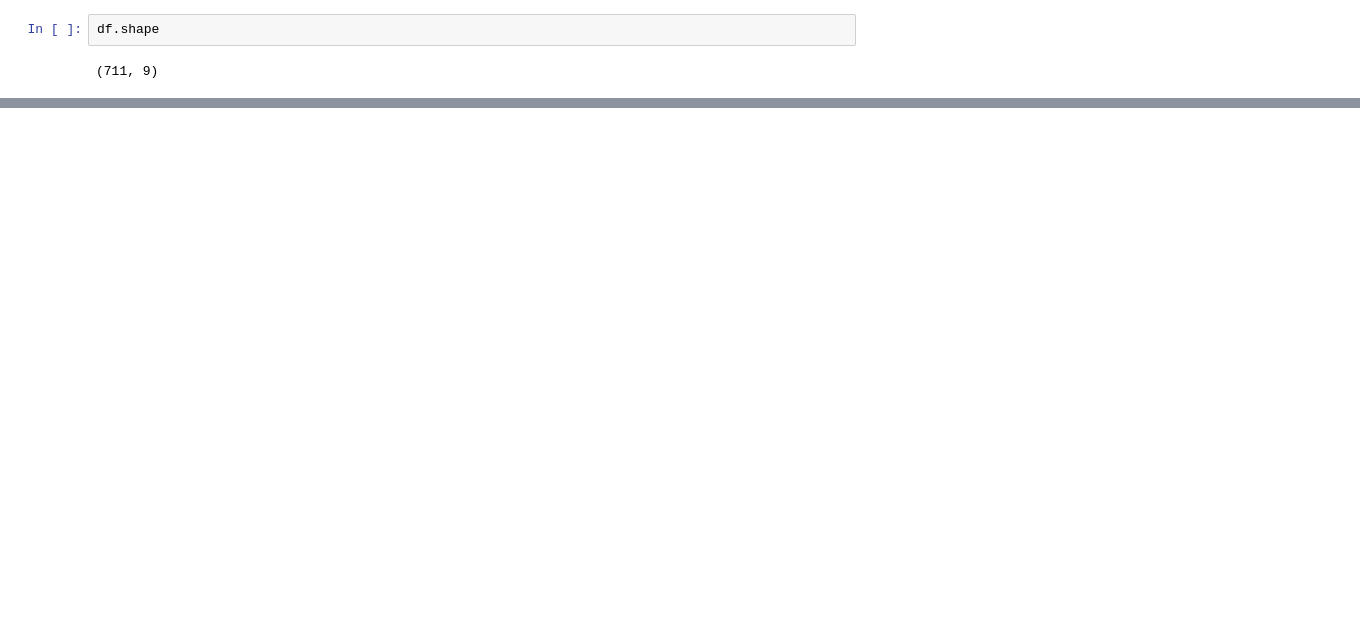
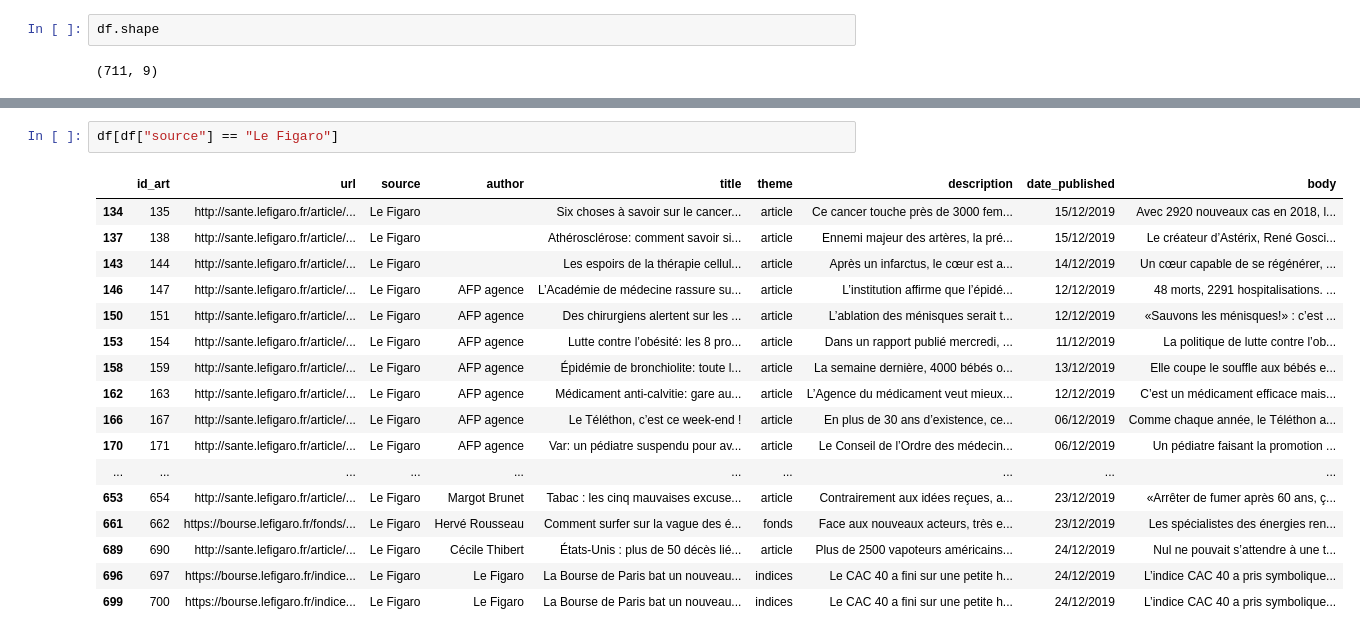
Before and after one commit to jeugregg/FakeNewsDetectionFr, a Jupyter notebook: 01_Scraping_French_newspaper_crawler.ipynb, the cells around one changed output, grey strips where cells are left out. Saved outputs shown, nothing was run; the diff lists cells and outputs as text; blank space fills up the shorter version.

```diff
--- a/01_Scraping_French_newspaper_crawler.ipynb
+++ b/01_Scraping_French_newspaper_crawler.ipynb
@@ -146,0 +152,20 @@ df.shape
+# %%
+df[df["source"] == "Le Figaro"]
+# %% [output]
+|  | id_art | url | source | author | title | theme | description | date_published | body |
+| 134 | 135 | http://sante.lefigaro.fr/article/... | Le Figaro |  | Six choses à savoir sur le cancer... | article | Ce cancer touche près de 3000 fem... | 15/12/2019 | Avec 2920 nouveaux cas en 2018, l... |
+| 137 | 138 | http://sante.lefigaro.fr/article/... | Le Figaro |  | Athérosclérose: comment savoir si... | article | Ennemi majeur des artères, la pré... | 15/12/2019 | Le créateur d’Astérix, René Gosci... |
+| 143 | 144 | http://sante.lefigaro.fr/article/... | Le Figaro |  | Les espoirs de la thérapie cellul... | article | Après un infarctus, le cœur est a... | 14/12/2019 | Un cœur capable de se régénérer, ... |
+| 146 | 147 | http://sante.lefigaro.fr/article/... | Le Figaro | AFP agence | L’Académie de médecine rassure su... | article | L’institution affirme que l’épidé... | 12/12/2019 | 48 morts, 2291 hospitalisations. ... |
+| 150 | 151 | http://sante.lefigaro.fr/article/... | Le Figaro | AFP agence | Des chirurgiens alertent sur les ... | article | L’ablation des ménisques serait t... | 12/12/2019 | «Sauvons les ménisques!» : c’est ... |
+| 153 | 154 | http://sante.lefigaro.fr/article/... | Le Figaro | AFP agence | Lutte contre l’obésité: les 8 pro... | article | Dans un rapport publié mercredi, ... | 11/12/2019 | La politique de lutte contre l’ob... |
+| 158 | 159 | http://sante.lefigaro.fr/article/... | Le Figaro | AFP agence | Épidémie de bronchiolite: toute l... | article | La semaine dernière, 4000 bébés o... | 13/12/2019 | Elle coupe le souffle aux bébés e... |
+| 162 | 163 | http://sante.lefigaro.fr/article/... | Le Figaro | AFP agence | Médicament anti-calvitie: gare au... | article | L’Agence du médicament veut mieux... | 12/12/2019 | C’est un médicament efficace mais... |
+| 166 | 167 | http://sante.lefigaro.fr/article/... | Le Figaro | AFP agence | Le Téléthon, c’est ce week-end ! | article | En plus de 30 ans d’existence, ce... | 06/12/2019 | Comme chaque année, le Téléthon a... |
+| 170 | 171 | http://sante.lefigaro.fr/article/... | Le Figaro | AFP agence | Var: un pédiatre suspendu pour av... | article | Le Conseil de l’Ordre des médecin... | 06/12/2019 | Un pédiatre faisant la promotion ... |
+| ... | ... | ... | ... | ... | ... | ... | ... | ... | ... |
+| 653 | 654 | http://sante.lefigaro.fr/article/... | Le Figaro | Margot Brunet | Tabac : les cinq mauvaises excuse... | article | Contrairement aux idées reçues, a... | 23/12/2019 | «Arrêter de fumer après 60 ans, ç... |
+| 661 | 662 | https://bourse.lefigaro.fr/fonds/... | Le Figaro | Hervé Rousseau | Comment surfer sur la vague des é... | fonds | Face aux nouveaux acteurs, très e... | 23/12/2019 | Les spécialistes des énergies ren... |
+| 689 | 690 | http://sante.lefigaro.fr/article/... | Le Figaro | Cécile Thibert | États-Unis : plus de 50 décès lié... | article | Plus de 2500 vapoteurs américains... | 24/12/2019 | Nul ne pouvait s’attendre à une t... |
+| 696 | 697 | https://bourse.lefigaro.fr/indice... | Le Figaro | Le Figaro | La Bourse de Paris bat un nouveau... | indices | Le CAC 40 a fini sur une petite h... | 24/12/2019 | L’indice CAC 40 a pris symbolique... |
+| 699 | 700 | https://bourse.lefigaro.fr/indice... | Le Figaro | Le Figaro | La Bourse de Paris bat un nouveau... | indices | Le CAC 40 a fini sur une petite h... | 24/12/2019 | L’indice CAC 40 a pris symbolique... |
```
Also changed, not shown: parts of 5 cells of this notebook, 1 other file.
